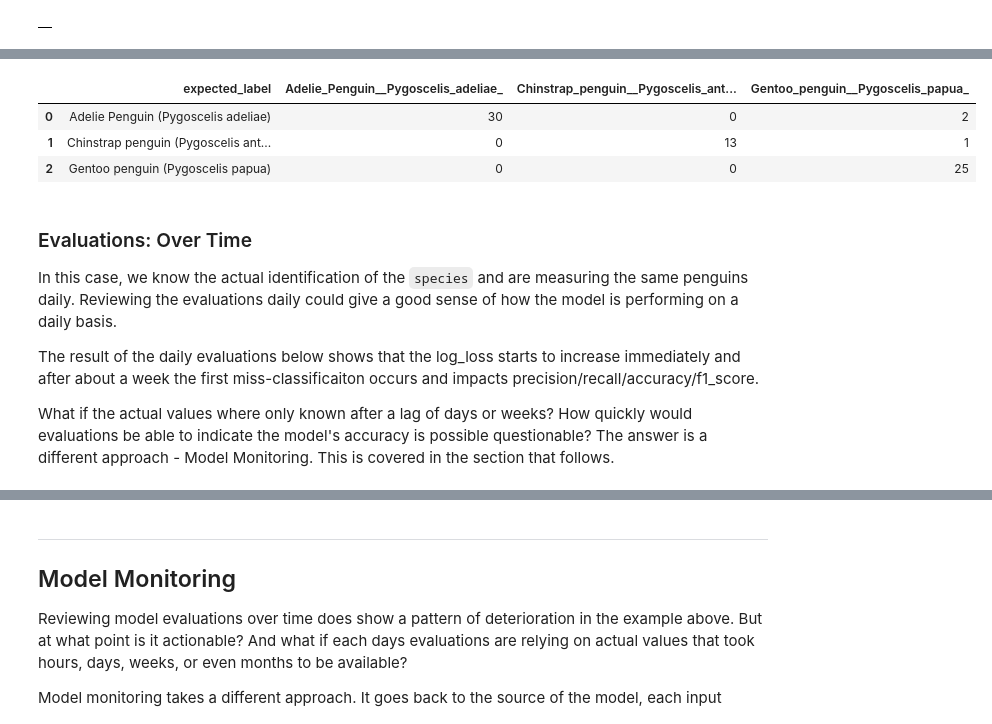
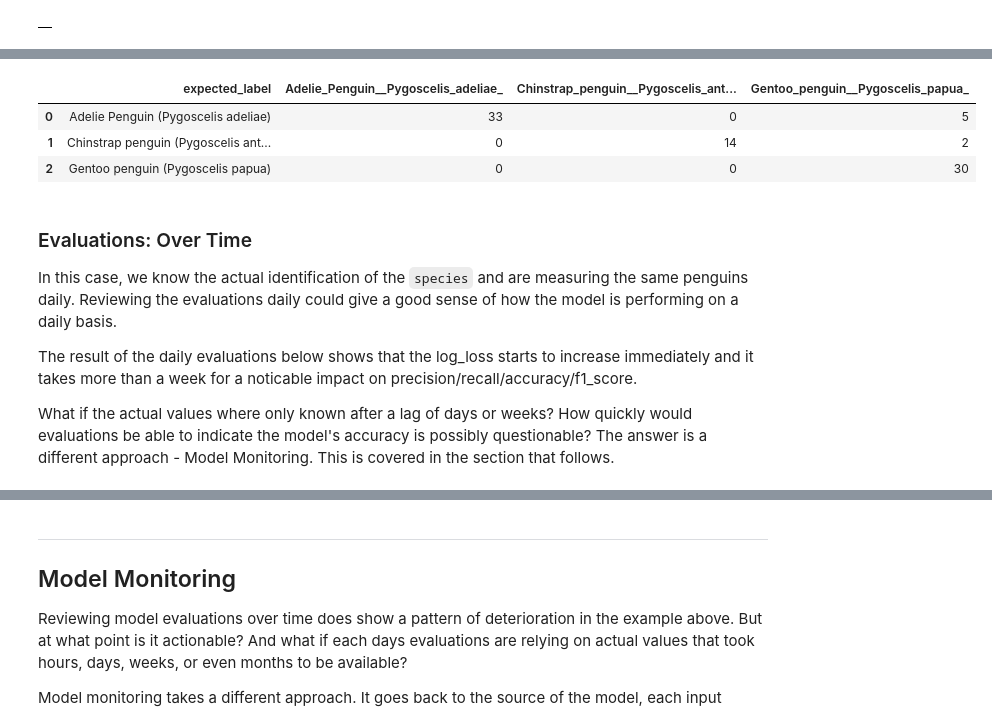
Before and after one commit to statmike/vertex-ai-mlops, a Jupyter notebook: Model Monitoring/bqml-model-monitoring-tutorial.ipynb, the cells around one changed output, grey strips where cells are left out. Cells and saved outputs as stored; diff of their text form; code cells hidden in the pictures.

```diff
--- a/Model Monitoring/bqml-model-monitoring-tutorial.ipynb
+++ b/Model Monitoring/bqml-model-monitoring-tutorial.ipynb
@@ -605,27 +591,27 @@ FROM ML.EVALUATE (
 # %%
 %%bigquery
 SELECT *
 FROM ML.CONFUSION_MATRIX (
     MODEL `statmike-mlops-349915.bqml_model_monitoring.classify_species_dnn`,
     (
         SELECT *
-        FROM `statmike-mlops-349915.bqml_model_monitoring.production`
-        WHERE DATE(feature_timestamp) >= CURRENT_DATE()
+        FROM `statmike-mlops-349915.bqml_model_monitoring.serving`
+        WHERE DATE(instance_timestamp) >= CURRENT_DATE()
     )
 )
 # %% [output]
 |  | expected_label | Adelie_Penguin__Pygoscelis_adeliae_ | Chinstrap_penguin__Pygoscelis_ant... | Gentoo_penguin__Pygoscelis_papua_ |
-| 0 | Adelie Penguin (Pygoscelis adeliae) | 30 | 0 | 2 |
-| 1 | Chinstrap penguin (Pygoscelis ant... | 0 | 13 | 1 |
-| 2 | Gentoo penguin (Pygoscelis papua) | 0 | 0 | 25 |
+| 0 | Adelie Penguin (Pygoscelis adeliae) | 33 | 0 | 5 |
+| 1 | Chinstrap penguin (Pygoscelis ant... | 0 | 14 | 2 |
+| 2 | Gentoo penguin (Pygoscelis papua) | 0 | 0 | 30 |
 # %% [markdown]
 ### Evaluations: Over Time
 
 In this case, we know the actual identification of the `species` and are measuring the same penguins daily.  Reviewing the evaluations daily could give a good sense of how the model is performing on a daily basis.
 
-The result of the daily evaluations below shows that the log_loss starts to increase immediately and after about a week the first miss-classificaiton occurs and impacts precision/recall/accuracy/f1_score.
+The result of the daily evaluations below shows that the log_loss starts to increase immediately and it takes more than a week for a noticable impact on precision/recall/accuracy/f1_score.
 
-What if the actual values where only known after a lag of days or weeks?  How quickly would evaluations be able to indicate the model's accuracy is possible questionable?  The answer is a different approach - Model Monitoring.  This is covered in the section that follows.
+What if the actual values where only known after a lag of days or weeks?  How quickly would evaluations be able to indicate the model's accuracy is possibly questionable?  The answer is a different approach - Model Monitoring.  This is covered in the section that follows.
 # %%
 %%bigquery evaluations
 DECLARE counter INT64 DEFAULT 30;
```
Also changed, not shown: parts of 24 cells of this notebook.
